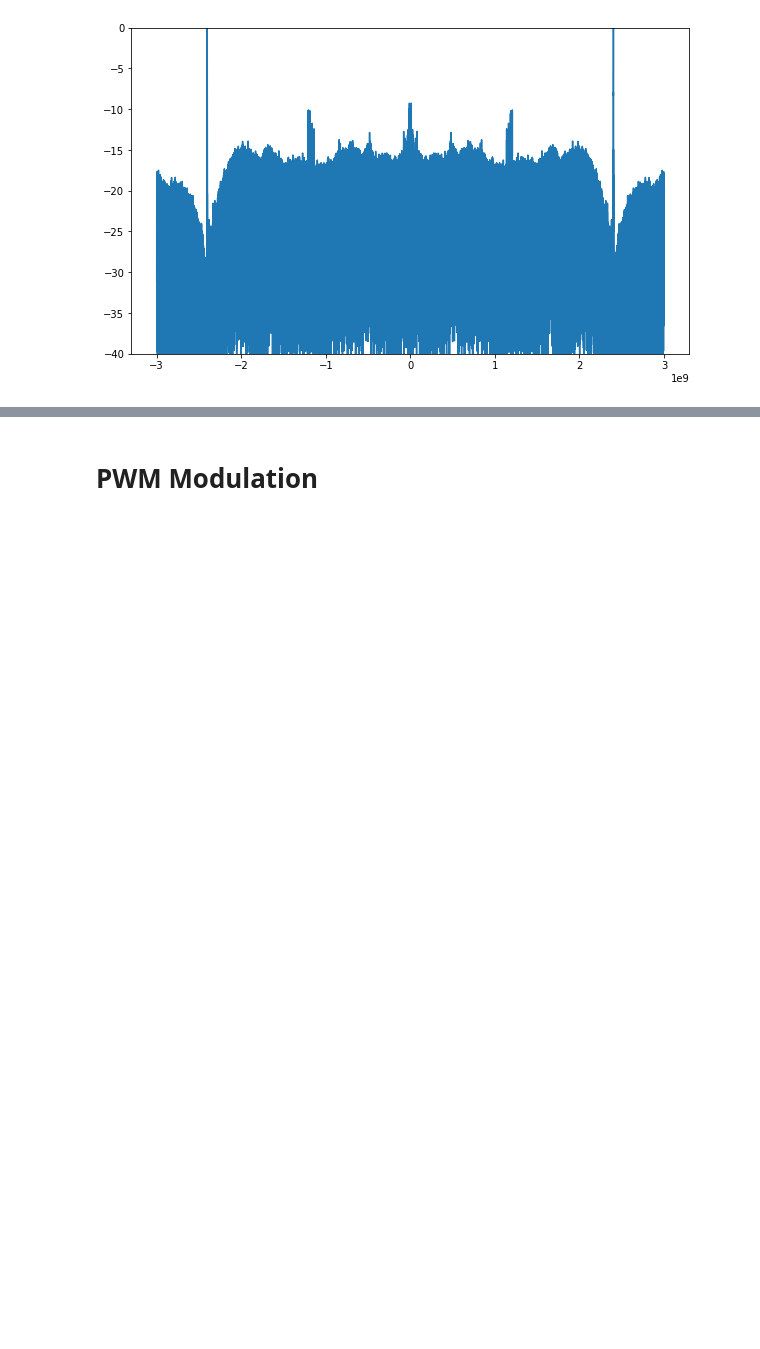
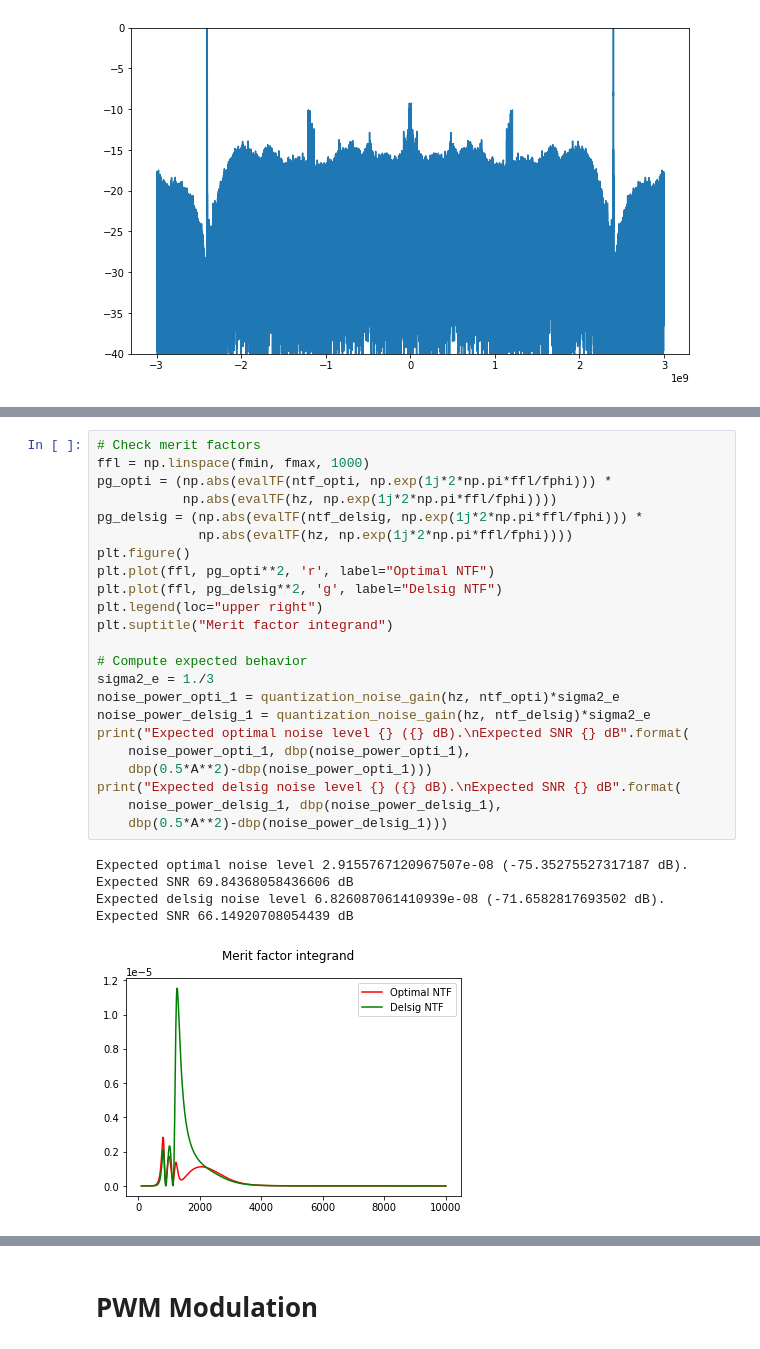
Before and after one commit to newhouseb/onebitbt, a Jupyter notebook: research/Transmission.ipynb, the cells around one changed output, grey strips where cells are left out. Saved outputs shown, nothing was run; the diff lists cells and outputs as text; blank space fills up the shorter version.

```diff
--- a/research/Transmission.ipynb
+++ b/research/Transmission.ipynb
@@ -169,3 +287,32 @@ plt.gca().set_ylim(-40, 0)
+# %%
+# Check merit factors
+ffl = np.linspace(fmin, fmax, 1000)
+pg_opti = (np.abs(evalTF(ntf_opti, np.exp(1j*2*np.pi*ffl/fphi))) *
+           np.abs(evalTF(hz, np.exp(1j*2*np.pi*ffl/fphi))))
+pg_delsig = (np.abs(evalTF(ntf_delsig, np.exp(1j*2*np.pi*ffl/fphi))) *
+             np.abs(evalTF(hz, np.exp(1j*2*np.pi*ffl/fphi))))
+plt.figure()
+plt.plot(ffl, pg_opti**2, 'r', label="Optimal NTF")
+plt.plot(ffl, pg_delsig**2, 'g', label="Delsig NTF")
+plt.legend(loc="upper right")
+plt.suptitle("Merit factor integrand")
+
+# Compute expected behavior
+sigma2_e = 1./3
+noise_power_opti_1 = quantization_noise_gain(hz, ntf_opti)*sigma2_e
+noise_power_delsig_1 = quantization_noise_gain(hz, ntf_delsig)*sigma2_e
+print("Expected optimal noise level {} ({} dB).\nExpected SNR {} dB".format(
+    noise_power_opti_1, dbp(noise_power_opti_1),
+    dbp(0.5*A**2)-dbp(noise_power_opti_1)))
+print("Expected delsig noise level {} ({} dB).\nExpected SNR {} dB".format(
+    noise_power_delsig_1, dbp(noise_power_delsig_1),
+    dbp(0.5*A**2)-dbp(noise_power_delsig_1)))
+# %% [output]
+Expected optimal noise level 2.9155767120967507e-08 (-75.35275527317187 dB).
+Expected SNR 69.84368058436606 dB
+Expected delsig noise level 6.826087061410939e-08 (-71.6582817693502 dB).
+Expected SNR 66.14920708054439 dB
+[figure, added]
 # %%
 fftm = np.abs(fft(np.sign(modulates5)))
 fftm = fftm/np.max(fftm)
```
Also changed, not shown: parts of 7 cells of this notebook.
